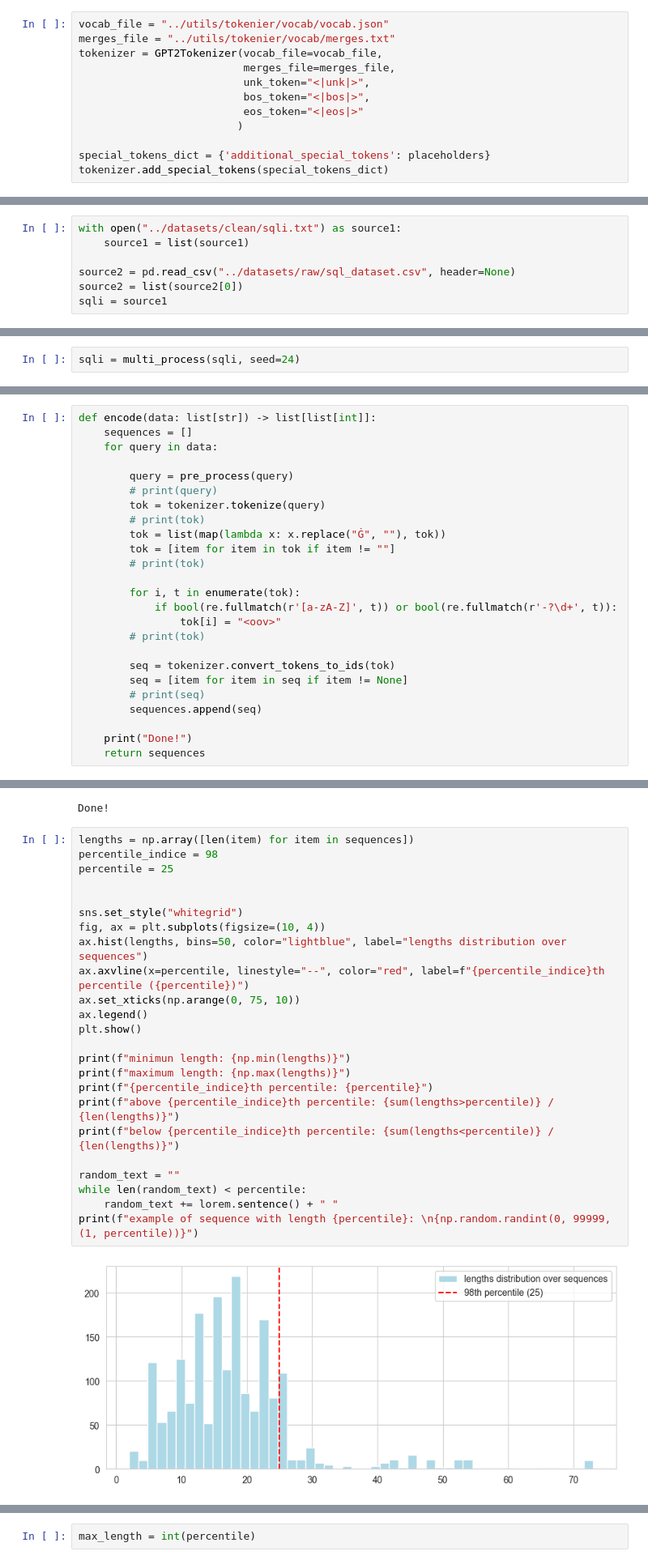
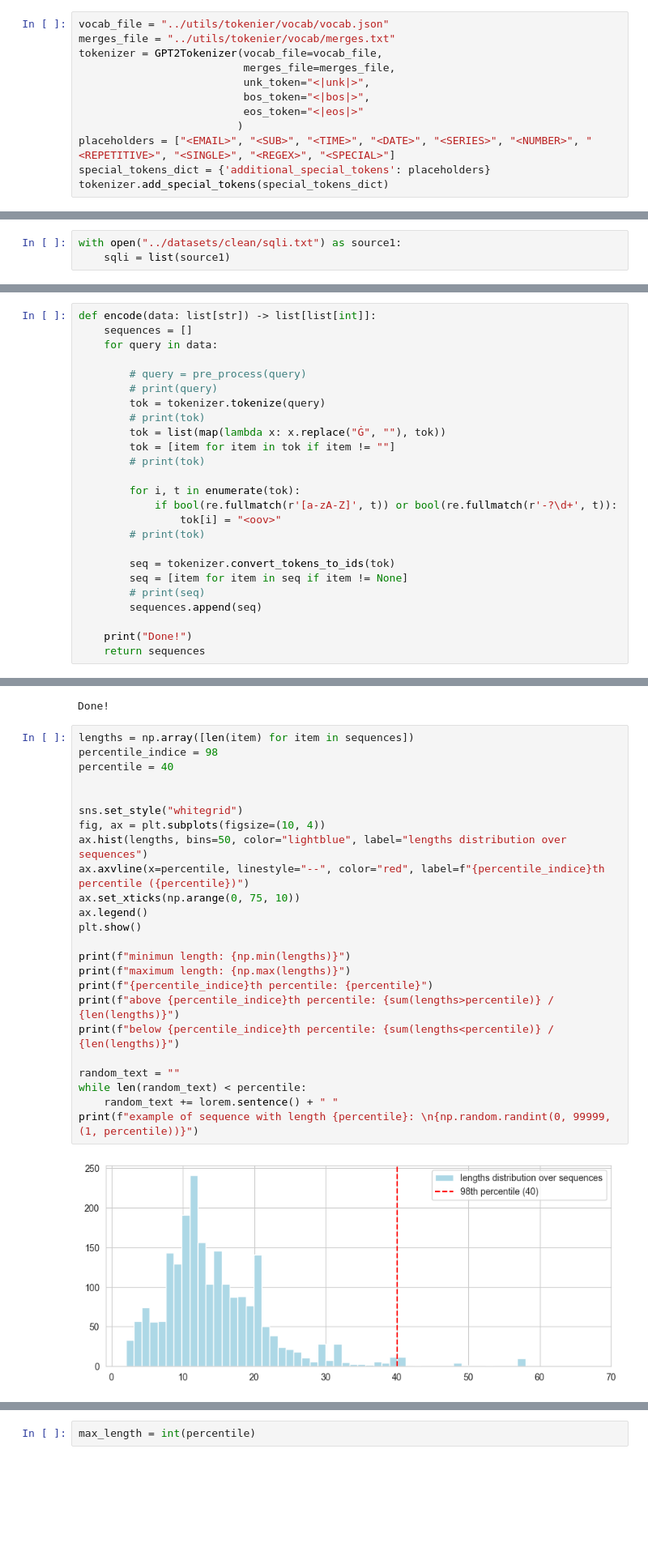
Before and after one commit to yassermessahli/sql-injection-detection, a Jupyter notebook: notebooks/data_setup.ipynb, the cells around one changed output, grey strips where cells are left out. Shown at 81% size. Cells and saved outputs as stored; diff of their text form; blank space fills up the shorter version.

```diff
--- a/notebooks/data_setup.ipynb
+++ b/notebooks/data_setup.ipynb
@@ -145,7 +167,7 @@ tokenizer = GPT2Tokenizer(vocab_file=vocab_file,
                           bos_token="<|bos|>",
                           eos_token="<|eos|>"
                          )
-
+placeholders = ["<EMAIL>", "<SUB>", "<TIME>", "<DATE>", "<SERIES>", "<NUMBER>", "<REPETITIVE>", "<SINGLE>", "<REGEX>", "<SPECIAL>"]
 special_tokens_dict = {'additional_special_tokens': placeholders}
 tokenizer.add_special_tokens(special_tokens_dict)
 # %% [output]
@@ -164,8 +186,4 @@ tokenizer.save_pretrained(path)
 # %%
 with open("../datasets/clean/sqli.txt") as source1:
-    source1 = list(source1)
-
-source2 = pd.read_csv("../datasets/raw/sql_dataset.csv", header=None)
-source2 = list(source2[0])
-sqli = source1
+    sqli = list(source1)
 # %%
@@ -216,2 +233,0 @@ def multi_process(iterable, max_length=None, seed=424):
-# %%
-sqli = multi_process(sqli, seed=24)
@@ -237,7 +246,7 @@ def encode(data: list[str]) -> list[list[int]]:
     sequences = []
     for query in data:
 
-        query = pre_process(query)
+        # query = pre_process(query)
         # print(query)
         tok = tokenizer.tokenize(query)
         # print(tok)
@@ -273,27 +278,27 @@ Done!
 # %%
 lengths = np.array([len(item) for item in sequences])
 percentile_indice = 98
-percentile = 25
+percentile = 40
 
 
 sns.set_style("whitegrid")
 fig, ax = plt.subplots(figsize=(10, 4))
 ax.hist(lengths, bins=50, color="lightblue", label="lengths distribution over sequences")
 ax.axvline(x=percentile, linestyle="--", color="red", label=f"{percentile_indice}th percentile ({percentile})")
 ax.set_xticks(np.arange(0, 75, 10))
 ax.legend()
 plt.show()
 
 print(f"minimun length: {np.min(lengths)}")
 print(f"maximum length: {np.max(lengths)}")
 print(f"{percentile_indice}th percentile: {percentile}")
 print(f"above {percentile_indice}th percentile: {sum(lengths>percentile)} / {len(lengths)}")
 print(f"below {percentile_indice}th percentile: {sum(lengths<percentile)} / {len(lengths)}")
 
 random_text = ""
 while len(random_text) < percentile:
     random_text += lorem.sentence() + " "
 print(f"example of sequence with length {percentile}: \n{np.random.randint(0, 99999, (1, percentile))}")
 # %% [output]
-[figure, old version]
+[figure, new version]
 minimun length: 2
```
Also changed, not shown: parts of 15 cells of this notebook, 25 other files.
